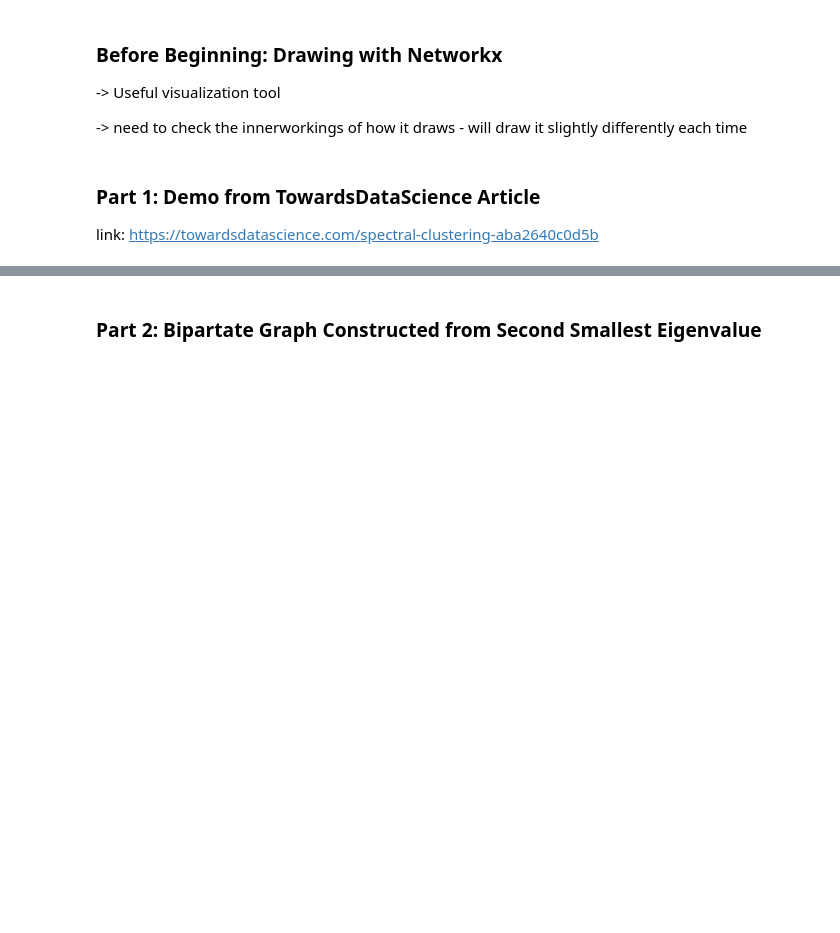
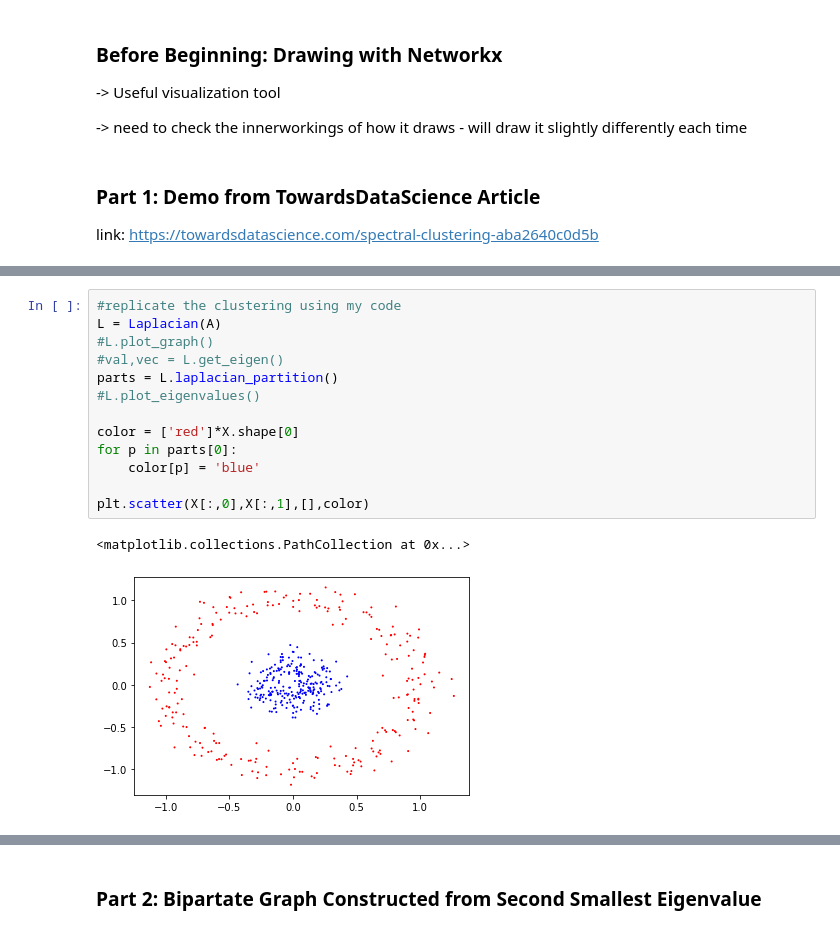
Before and after one commit to serre-lab/synchrony, a Jupyter notebook: supervised/kuramoto/ExploreLaplacian.ipynb, the cells around one changed output, grey strips where cells are left out. Drawn from its saved outputs; the diff is of its cells as text; blank space fills up the shorter version.

```diff
--- a/supervised/kuramoto/ExploreLaplacian.ipynb
+++ b/supervised/kuramoto/ExploreLaplacian.ipynb
@@ -154,0 +209,16 @@ L.plot_eigenvalues()
+# %%
+#replicate the clustering using my code
+L = Laplacian(A)
+#L.plot_graph()
+#val,vec = L.get_eigen()
+parts = L.laplacian_partition()
+#L.plot_eigenvalues()
+
+color = ['red']*X.shape[0]
+for p in parts[0]:
+    color[p] = 'blue'
+
+plt.scatter(X[:,0],X[:,1],[],color)
+# %% [output]
+<matplotlib.collections.PathCollection at 0x...>
+[figure, added]
```
Also changed, not shown: parts of 7 cells of this notebook.
